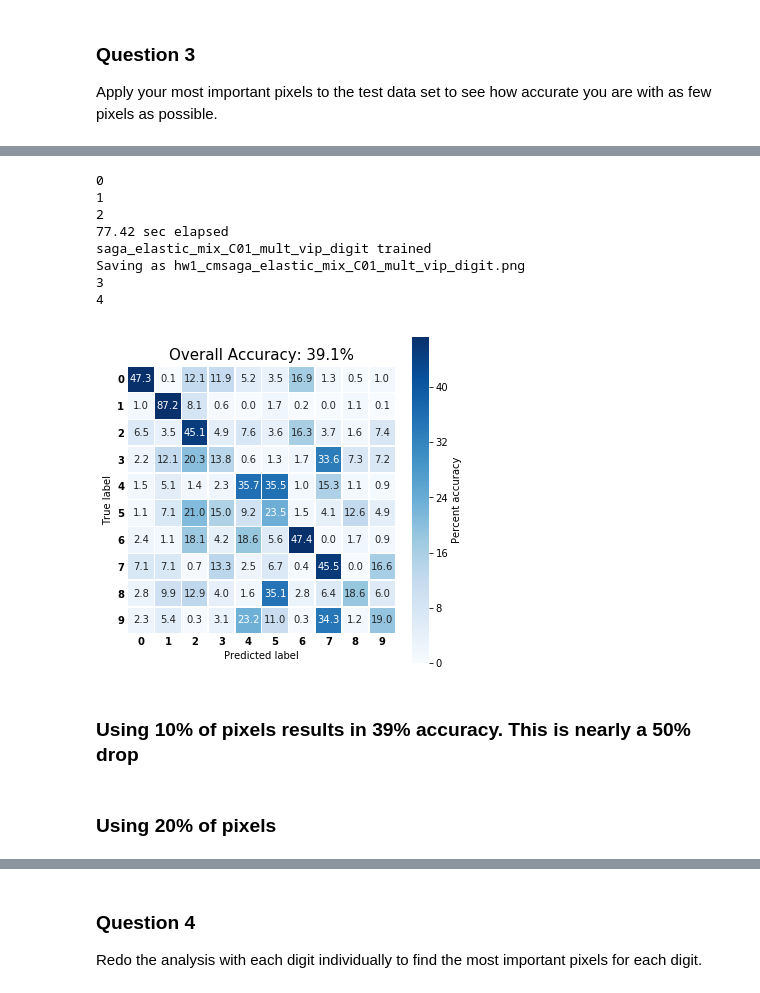
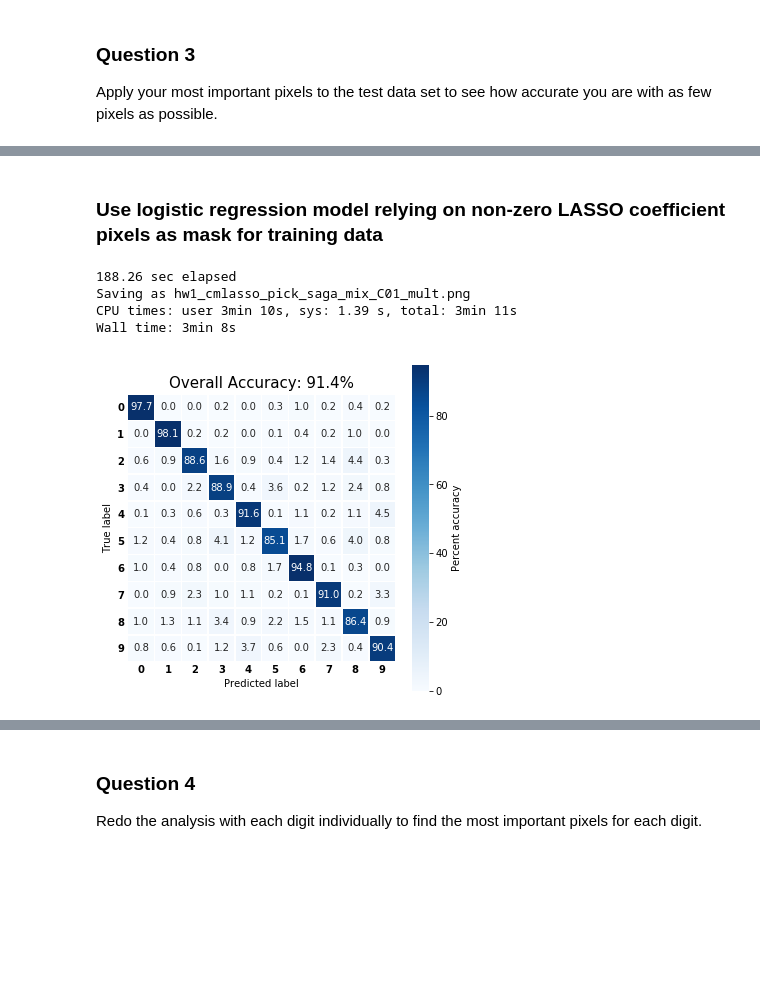
Before and after one commit to jmichellehu/ComplexSystems_AMATH563, a Jupyter notebook: AMATH563_hw1.ipynb, the cells around one changed output, grey strips where cells are left out. Cells and saved outputs as stored; diff of their text form; code cells hidden in the pictures; blank space fills up the shorter version.

Commit message:
AMATH563_hw1.ipynb: run-through for timing and figures

```diff
--- a/AMATH563_hw1.ipynb
+++ b/AMATH563_hw1.ipynb
@@ -331,0 +295,10 @@ Most informative = largest coefficients in matrix X (trained_model.coef_) --> to
+# %%
+# Use A_lasso coefficients to mask training data
+X=trainX.copy()
+
+A_lasso_mask = A_lasso == 0
+
+plt.figure(figsize=(2,2))
+plt.imshow(X[0].reshape(28,28), plt.cm.Greys)
+plt.figure(figsize=(2,2))
+plt.imshow(np.ma.masked_where(A_lasso_mask, X[0]).reshape(28,28), plt.cm.Greys)
@@ -331,0 +309,7 @@ Most informative = largest coefficients in matrix X (trained_model.coef_) --> to
+# %%
+%%time
+# extract new training dataset
+new_X_byLASSO=np.empty_like(X)
+
+for f in range(X.shape[0]):
+    new_X_byLASSO[f, A_lasso_mask] = X[f,:][A_lasso_mask]
@@ -430,44 +336,35 @@ vip_digit_names
+# %% [markdown]
+### Use logistic regression model relying on non-zero LASSO coefficient pixels as mask for training data
 # %%
+%%time
+
 # Use important pixels as training matrix
-A = new_trainX_digits
+A = new_X_byLASSO
+B = trainY
 
-vip_digit_names=[s+"_vip_digit" for s in solver_names]
+model=LogisticRegression(
+    C=0.1,
+    l1_ratio=0.8,
+    n_jobs=n_jobs,
+    penalty="elasticnet",
+    solver='saga',
+    tol=tol)
 
-# Optimize, calculate losses and save confusion matrix
-for i, (model, model_name) in enumerate(zip(solvers, vip_digit_names)):
-    print(i)
-    if i != 2:
-        pass
-    else:
-        model_fn=model_dir + model_name + ".pkl"
+model_name="lasso_pick_saga_mix_C01_mult"
+model_fn=model_dir + model_name + ".pkl"
 
-        if os.path.exists(model_fn):
-            trained_model = joblib.load(model_fn)
-            print("Model exists and loaded")
+start=time.time()
+trained_model, pred, acc = optimize(model, A, B, testX, testY)
+print("{0:.2f}".format(time.time()-start), "sec elapsed")
 
-        else:
-            start=time.time()
-            trained_model, pred, acc = optimize(model, A, B, testX, testY)
-            print("{0:.2f}".format(time.time()-start), "sec elapsed")
+r, m = compute_loss(trained_model, pred, testX, testY)
+fig_name = fig_dir+"hw1_cm" + model_name + ".png"
+plot_confusion(m, acc, save_fn = fig_name)
 
-            print(model_name, "trained")
-
-            joblib.dump(model, model_fn)
-
-        r, m = compute_loss(trained_model, pred, testX, testY)
-        fig_name = fig_dir + "hw1_cm" + model_name + ".png"
-        plot_confusion(m, acc, save_fn = fig_name)
+joblib.dump(trained_model, model_fn)
 # %% [output]
-0
-1
-2
-77.42 sec elapsed
-saga_elastic_mix_C01_mult_vip_digit trained
-Saving as hw1_cmsaga_elastic_mix_C01_mult_vip_digit.png
-3
-4
+188.26 sec elapsed
+Saving as hw1_cmlasso_pick_saga_mix_C01_mult.png
+CPU times: user 3min 10s, sys: 1.39 s, total: 3min 11s
+Wall time: 3min 8s
-[figure, old version]
+[figure, new version]
-# %% [markdown]
-### Using 10% of pixels results in 39% accuracy. This is nearly a 50% drop
-# %% [markdown]
-### Using 20% of pixels
```
Also changed, not shown: parts of 80 cells of this notebook.
